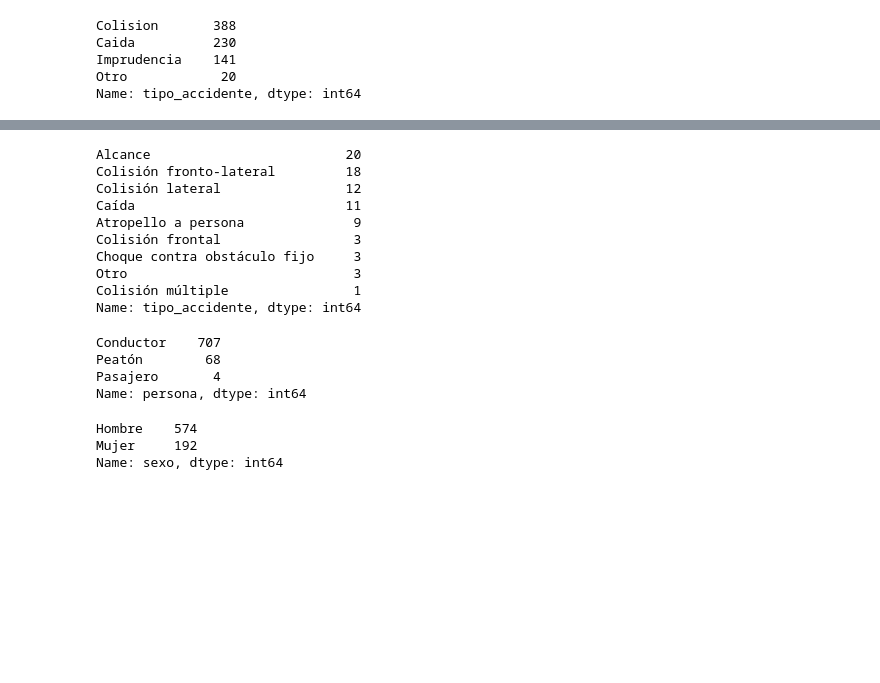
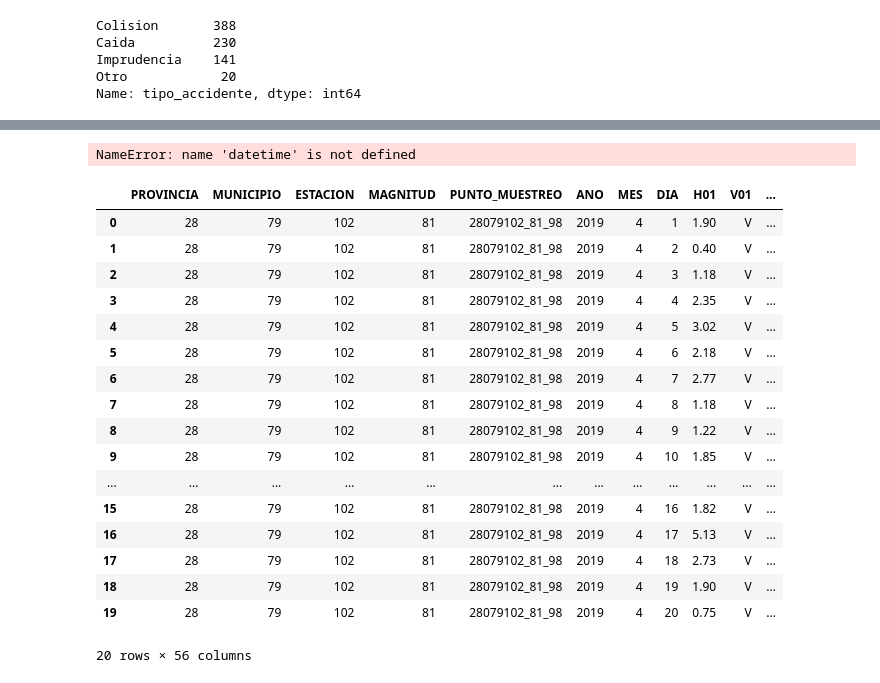
Before and after one commit to Ovion/Plan-B, a Jupyter notebook: input/raw_data/Cleaning_Untitled.ipynb, the cells around one changed output, grey strips where cells are left out. Cells and saved outputs as stored; diff of their text form; code cells hidden in the pictures; blank space fills up the shorter version.

```diff
--- a/input/raw_data/Cleaning_Untitled.ipynb
+++ b/input/raw_data/Cleaning_Untitled.ipynb
@@ -204,26 +122,17 @@ Series([], Name: lesividad, dtype: int64)
-# %%
-bici[bici.lesividad.isna()].tipo_accidente.value_counts()
-# %% [output]
-Alcance                         20
-Colisión fronto-lateral         18
-Colisión lateral                12
-Caída                           11
-Atropello a persona              9
-Colisión frontal                 3
-Choque contra obstáculo fijo     3
-Otro                             3
-Colisión múltiple                1
-Name: tipo_accidente, dtype: int64
-# %%
-bici.persona.value_counts()
-# %% [output]
-Conductor    707
-Peatón        68
-Pasajero       4
-Name: persona, dtype: int64
-# %%
-bici.sexo.value_counts()
-# %% [output]
-Hombre    574
-Mujer     192
-Name: sexo, dtype: int64
+# %%
+def roundTime(dt=None, dateDelta=datetime.timedelta(minutes=1)):
+    """Round a datetime object to a multiple of a timedelta
+    dt : datetime.datetime object, default now.
+    dateDelta : timedelta object, we round to a multiple of this, default 1 minute.
+    """
+    roundTo = dateDelta.total_seconds()
+
+    if dt == None : dt = datetime.datetime.now()
+    seconds = (dt - dt.min).seconds
+    # // is a floor division, not a comment on following line:
+    rounding = (seconds+roundTo/2) // roundTo * roundTo
+    return dt + datetime.timedelta(0,rounding-seconds,-dt.microsecond)
+
+bici.fecha = bici.fecha.apply(lambda x: roundTime(x, datetime.timedelta(hour=1)))
+# %% [output]
+NameError: name 'datetime' is not defined
@@ -236,3 +147,26 @@ bici.drop(['sexo', 'vehiculo'], axis=1, inplace = True)
 # **
 # encoding='latin_1'
 # encoding='iso8859_15'
+# %%
+abr = pd.read_csv('tiempo/Anio2019/abr_meteo19.csv', encoding='latin_1',sep = ';')
+# %%
+abr.head(20)
+# %% [output]
+|  | PROVINCIA | MUNICIPIO | ESTACION | MAGNITUD | PUNTO_MUESTREO | ANO | MES | DIA | H01 | V01 | ... |
+| 0 | 28 | 79 | 102 | 81 | 28079102_81_98 | 2019 | 4 | 1 | 1.90 | V | ... |
+| 1 | 28 | 79 | 102 | 81 | 28079102_81_98 | 2019 | 4 | 2 | 0.40 | V | ... |
+| 2 | 28 | 79 | 102 | 81 | 28079102_81_98 | 2019 | 4 | 3 | 1.18 | V | ... |
+| 3 | 28 | 79 | 102 | 81 | 28079102_81_98 | 2019 | 4 | 4 | 2.35 | V | ... |
+| 4 | 28 | 79 | 102 | 81 | 28079102_81_98 | 2019 | 4 | 5 | 3.02 | V | ... |
+| 5 | 28 | 79 | 102 | 81 | 28079102_81_98 | 2019 | 4 | 6 | 2.18 | V | ... |
+| 6 | 28 | 79 | 102 | 81 | 28079102_81_98 | 2019 | 4 | 7 | 2.77 | V | ... |
+| 7 | 28 | 79 | 102 | 81 | 28079102_81_98 | 2019 | 4 | 8 | 1.18 | V | ... |
+| 8 | 28 | 79 | 102 | 81 | 28079102_81_98 | 2019 | 4 | 9 | 1.22 | V | ... |
+| 9 | 28 | 79 | 102 | 81 | 28079102_81_98 | 2019 | 4 | 10 | 1.85 | V | ... |
+| ... | ... | ... | ... | ... | ... | ... | ... | ... | ... | ... | ... |
+| 15 | 28 | 79 | 102 | 81 | 28079102_81_98 | 2019 | 4 | 16 | 1.82 | V | ... |
+| 16 | 28 | 79 | 102 | 81 | 28079102_81_98 | 2019 | 4 | 17 | 5.13 | V | ... |
+| 17 | 28 | 79 | 102 | 81 | 28079102_81_98 | 2019 | 4 | 18 | 2.73 | V | ... |
+| 18 | 28 | 79 | 102 | 81 | 28079102_81_98 | 2019 | 4 | 19 | 1.90 | V | ... |
+| 19 | 28 | 79 | 102 | 81 | 28079102_81_98 | 2019 | 4 | 20 | 0.75 | V | ... |
+20 rows × 56 columns
```
Also changed, not shown: parts of 14 cells of this notebook.
